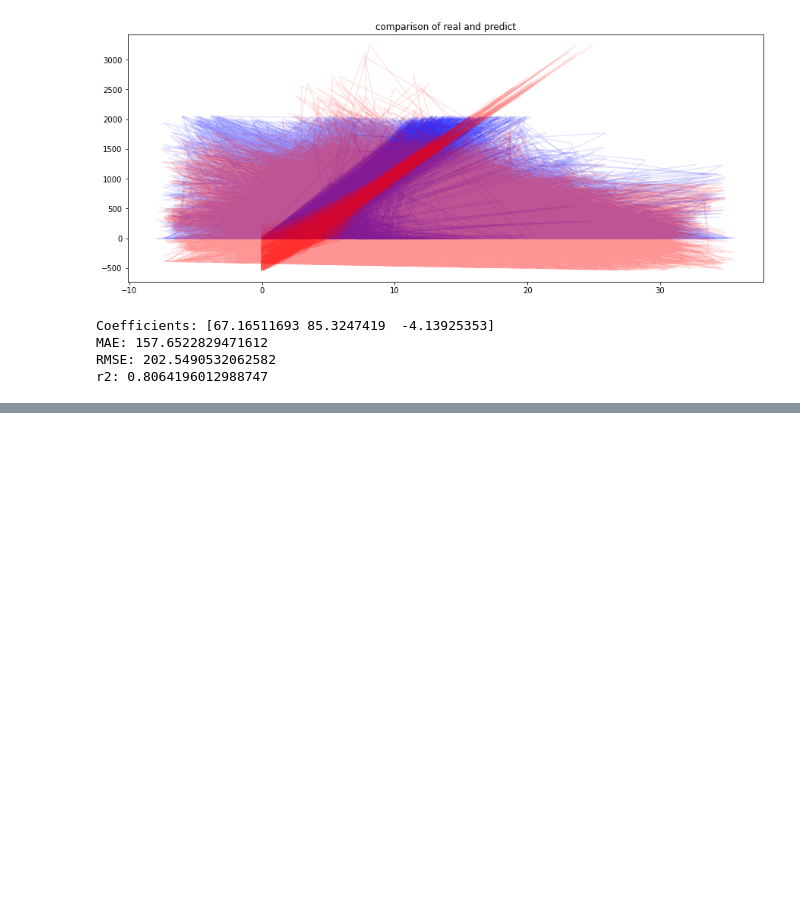
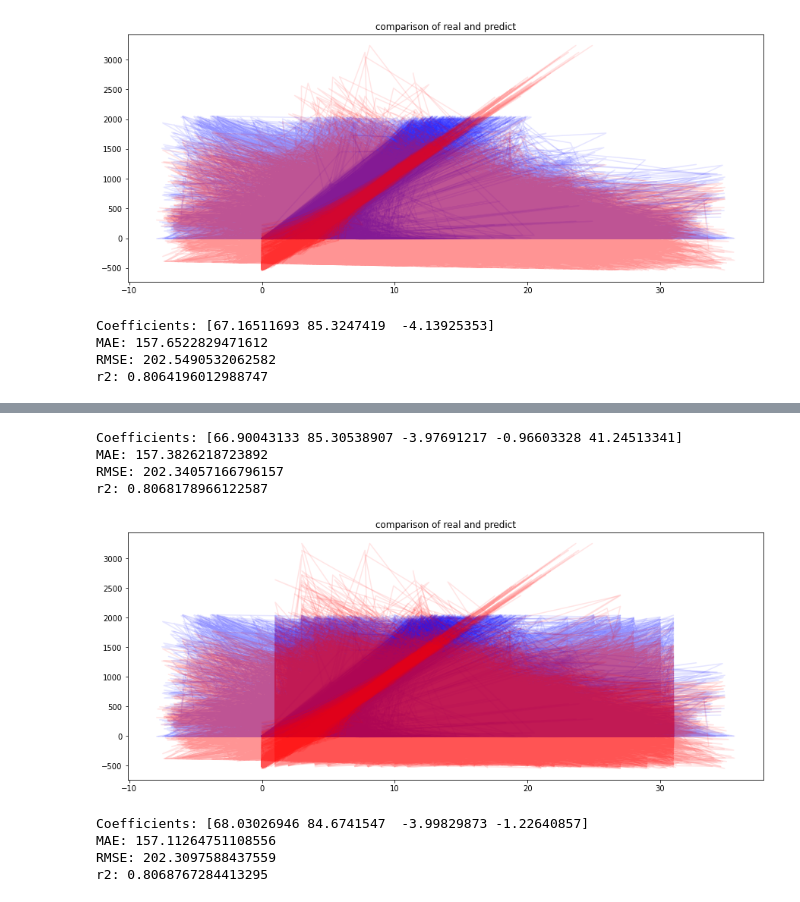
Before and after one commit to jo997/BA-WindPowerForecasting, a Jupyter notebook: JupyterNotebooks/LinearRegression.ipynb, the cells around one changed output, grey strips where cells are left out. Drawn from its saved outputs; the diff is of its cells as text; code cells hidden in the pictures; blank space fills up the shorter version.

```diff
--- a/JupyterNotebooks/LinearRegression.ipynb
+++ b/JupyterNotebooks/LinearRegression.ipynb
@@ -540,0 +598,13 @@ r2: 0.8064196012988747
+# %%
+print('Coefficients:', model.coef_)
+y_pred11 = abs(LinR.predict(x_test11))
+print("MAE: {}".format(np.abs(y_test11-y_pred11).mean()))
+print("RMSE: {}".format(np.sqrt(((y_test11-y_pred11)**2).mean())))
+from sklearn.metrics import r2_score
+r2 = r2_score(y_test11, y_pred11)
+print("r2: {}".format(r2))
+# %% [output]
+Coefficients: [66.90043133 85.30538907 -3.97691217 -0.96603328 41.24513341]
+MAE: 157.3826218723892
+RMSE: 202.34057166796157
+r2: 0.8068178966122587
@@ -540,0 +621,52 @@ r2: 0.8064196012988747
+# %%
+import datetime as dt
+dfdate["date"] = pd.to_datetime(dfdate['Date_time']).apply(lambda x: x.date())
+dfdate['year'] = dfdate['Date_time'].dt.year
+dfdate['month'] = dfdate['Date_time'].dt.month
+dfdate['day'] = dfdate['Date_time'].dt.day
+# %%
+dfdate['day'] = dfdate["day"].values
+# %%
+selected_columns = data[["P_avg","Ws1_avg","Ws2_avg","Ot_avg"]]
+df12 = selected_columns.copy()
+df12["day"] = dfdate["day"].copy()
+df12.dropna(axis = 0, how ='any', inplace=True)
+df12 = df12[df12['P_avg'].notna()]
+df12 = df12[df12['day'].notna()]
+df12 = df12[df12['Ws1_avg'].notna()]
+df12 = df12[df12['Ws2_avg'].notna()]
+df12 = df12[df12['Ot_avg'].notna()]
+
+x12 = df12[["Ws1_avg","Ws2_avg","Ot_avg","day"]]
+y12 = df12['P_avg']
+# %%
+from sklearn.model_selection import train_test_split
+# splitting the data
+x_train12, x_test12, y_train12, y_test12 = train_test_split(x12, y12, test_size = 0.2, random_state = 42)
+
+from sklearn import linear_model
+LinR = linear_model.LinearRegression()
+# fitting the training data
+model = LinR.fit(x_train12,y_train12)
+# %%
+plt.plot(x_test12.values, y_test12.values, color = 'blue', alpha=0.1)
+plt.plot(x_test12.values, LinR.predict(x_test12.values), color = 'red', alpha=0.1)
+plt.title('comparison of real and predict')
+plt.xlabel('')
+plt.ylabel('')
+plt.show()
+# %% [output]
+[figure, added]
+# %%
+print('Coefficients:', model.coef_)
+y_pred12 = abs(LinR.predict(x_test12))
+print("MAE: {}".format(np.abs(y_test12-y_pred12).mean()))
+print("RMSE: {}".format(np.sqrt(((y_test12-y_pred12)**2).mean())))
+from sklearn.metrics import r2_score
+r2 = r2_score(y_test12, y_pred12)
+print("r2: {}".format(r2))
+# %% [output]
+Coefficients: [68.03026946 84.6741547  -3.99829873 -1.22640857]
+MAE: 157.11264751108556
+RMSE: 202.3097588437559
+r2: 0.8068767284413295
```
Also changed, not shown: parts of 10 cells of this notebook, 1 other file.
